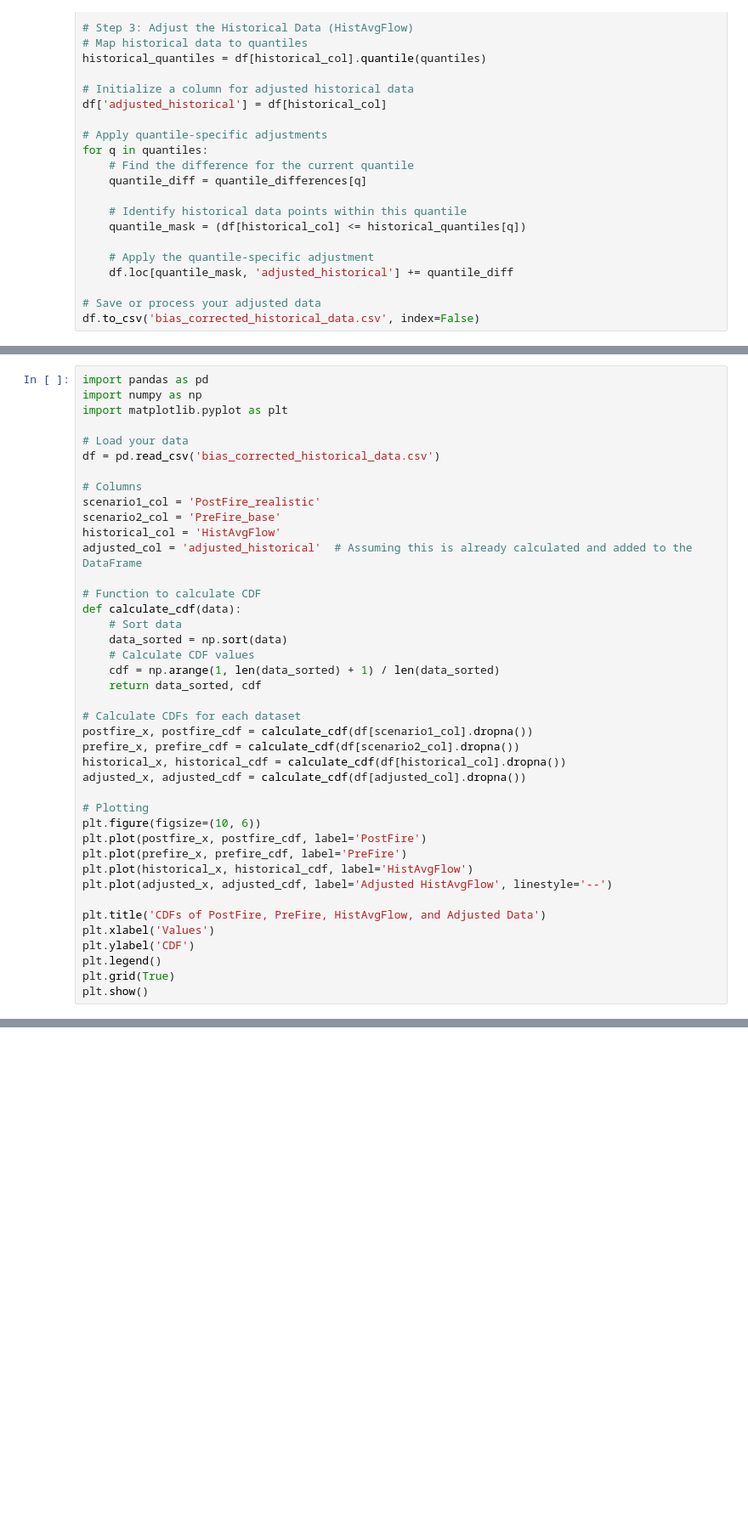
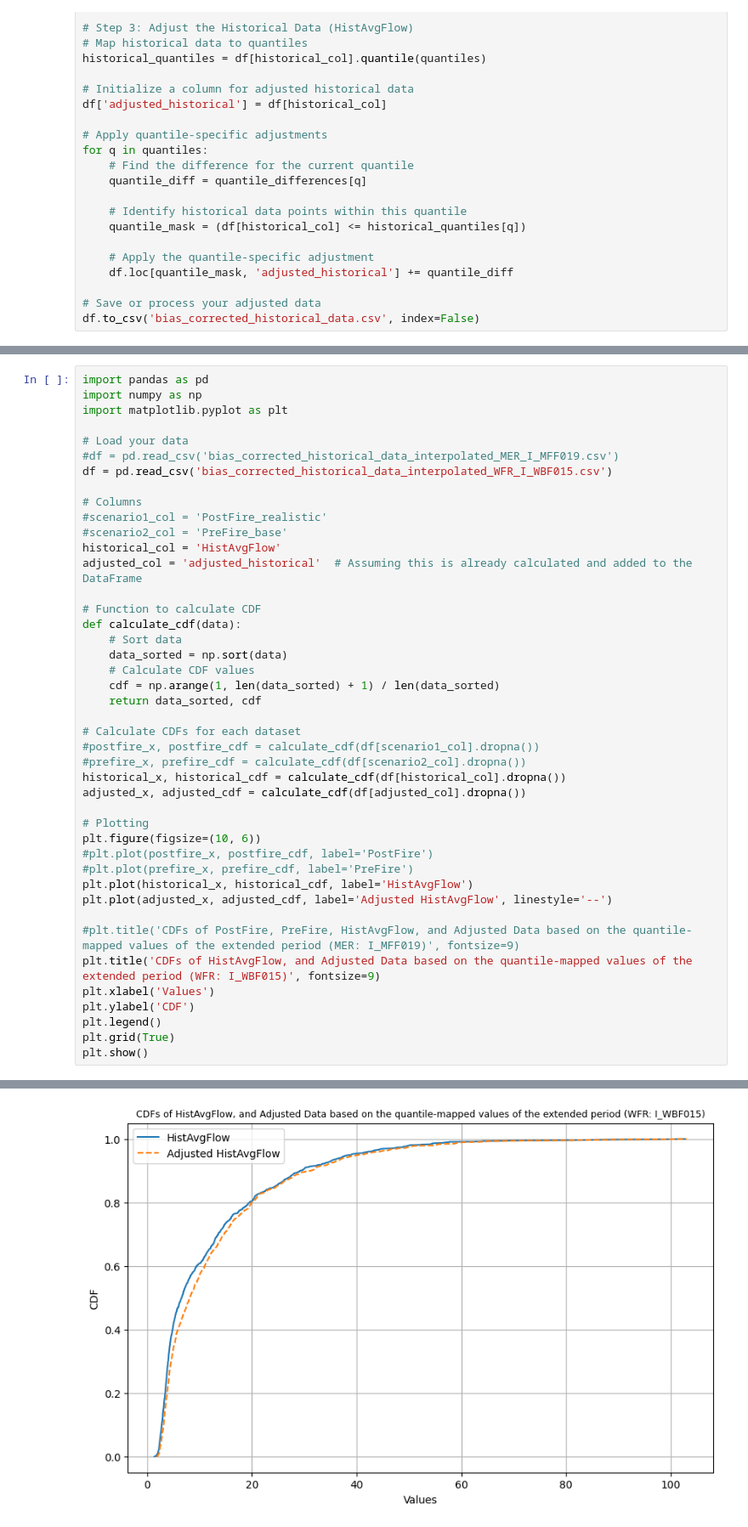
Before and after one commit to HamedZamanisabzi/Quantile_Mapping, a Jupyter notebook: qm.ipynb, the cells around one changed output, grey strips where cells are left out. Shown at 85% size. Drawn from its saved outputs; the diff is of its cells as text; blank space fills up the shorter version.

```diff
--- a/qm.ipynb
+++ b/qm.ipynb
@@ -596,11 +1008,12 @@ import numpy as np
 import matplotlib.pyplot as plt
 
 # Load your data
-df = pd.read_csv('bias_corrected_historical_data.csv')
+#df = pd.read_csv('bias_corrected_historical_data_interpolated_MER_I_MFF019.csv')
+df = pd.read_csv('bias_corrected_historical_data_interpolated_WFR_I_WBF015.csv')
 
 # Columns
-scenario1_col = 'PostFire_realistic'
-scenario2_col = 'PreFire_base'
+#scenario1_col = 'PostFire_realistic'
+#scenario2_col = 'PreFire_base'
 historical_col = 'HistAvgFlow'
 adjusted_col = 'adjusted_historical'  # Assuming this is already calculated and added to the DataFrame
 
@@ -613,19 +1026,20 @@ def calculate_cdf(data):
     return data_sorted, cdf
 
 # Calculate CDFs for each dataset
-postfire_x, postfire_cdf = calculate_cdf(df[scenario1_col].dropna())
-prefire_x, prefire_cdf = calculate_cdf(df[scenario2_col].dropna())
+#postfire_x, postfire_cdf = calculate_cdf(df[scenario1_col].dropna())
+#prefire_x, prefire_cdf = calculate_cdf(df[scenario2_col].dropna())
 historical_x, historical_cdf = calculate_cdf(df[historical_col].dropna())
 adjusted_x, adjusted_cdf = calculate_cdf(df[adjusted_col].dropna())
 
 # Plotting
 plt.figure(figsize=(10, 6))
-plt.plot(postfire_x, postfire_cdf, label='PostFire')
-plt.plot(prefire_x, prefire_cdf, label='PreFire')
+#plt.plot(postfire_x, postfire_cdf, label='PostFire')
+#plt.plot(prefire_x, prefire_cdf, label='PreFire')
 plt.plot(historical_x, historical_cdf, label='HistAvgFlow')
 plt.plot(adjusted_x, adjusted_cdf, label='Adjusted HistAvgFlow', linestyle='--')
 
-plt.title('CDFs of PostFire, PreFire, HistAvgFlow, and Adjusted Data')
+#plt.title('CDFs of PostFire, PreFire, HistAvgFlow, and Adjusted Data based on the quantile-mapped values of the extended period (MER: I_MFF019)', fontsize=9)
+plt.title('CDFs of HistAvgFlow, and Adjusted Data based on the quantile-mapped values of the extended period (WFR: I_WBF015)', fontsize=9)
 plt.xlabel('Values')
 plt.ylabel('CDF')
 plt.legend()
@@ -635,0 +1049 @@ KeyError: 'adjusted_historical'
+[figure, added]
```
Also changed, not shown: parts of 8 cells of this notebook.
